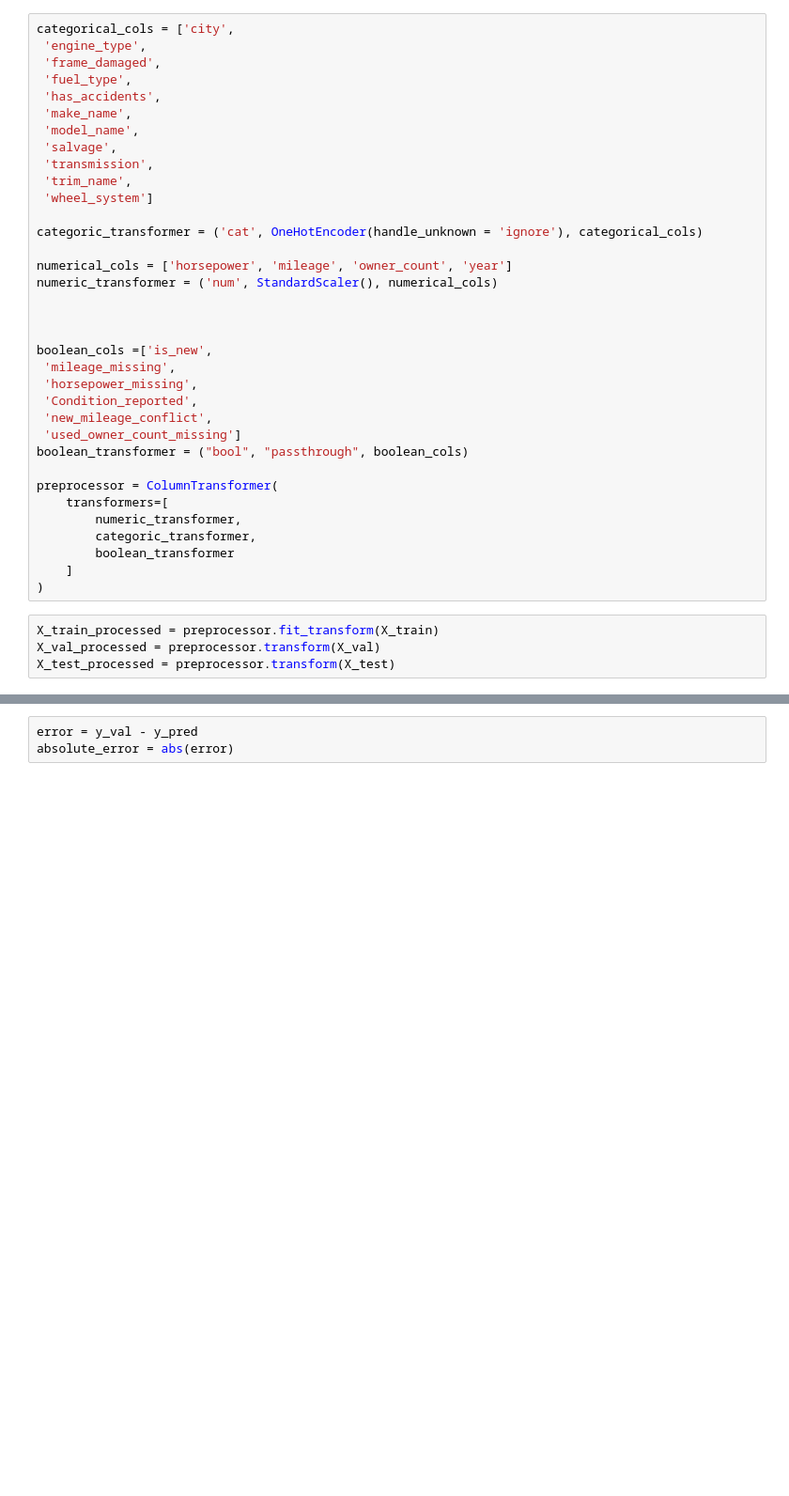
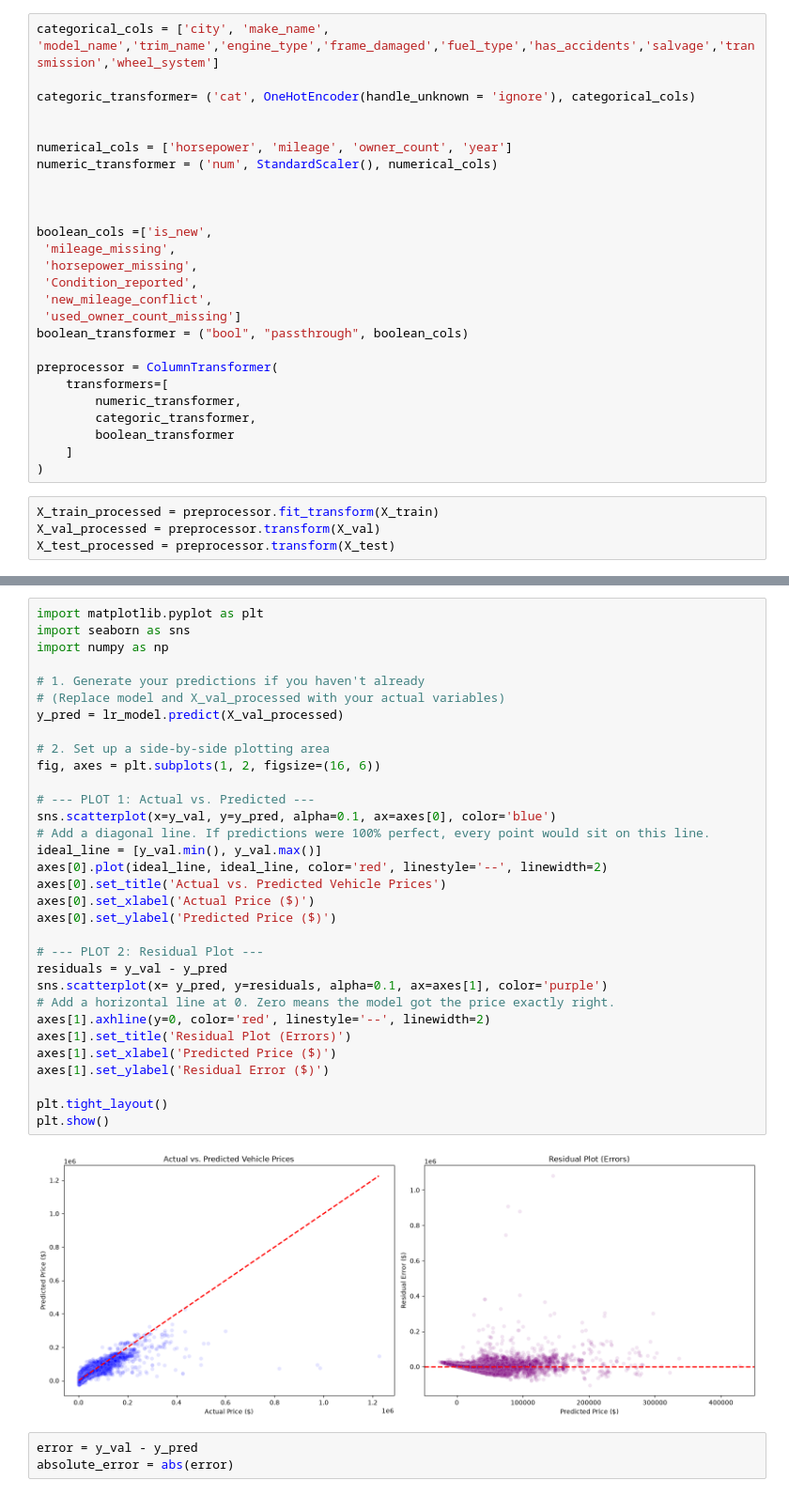
Before and after one commit to CaseyKiiza2026/vehicle-valuation-platform, a Jupyter notebook: notebooks/baseline_model.ipynb, the cells around one changed output, grey strips where cells are left out. Shown at 94% size. Drawn from its saved outputs; the diff is of its cells as text; blank space fills up the shorter version.

Commit message:
more error analysis

```diff
--- a/notebooks/baseline_model.ipynb
+++ b/notebooks/baseline_model.ipynb
@@ -38,17 +39,8 @@ X_val.shape
 # %%
-categorical_cols = ['city',
- 'engine_type',
- 'frame_damaged',
- 'fuel_type',
- 'has_accidents',
- 'make_name',
- 'model_name',
- 'salvage',
- 'transmission',
- 'trim_name',
- 'wheel_system']
+categorical_cols = ['city', 'make_name', 'model_name','trim_name','engine_type','frame_damaged','fuel_type','has_accidents','salvage','transmission','wheel_system']
 
-categoric_transformer = ('cat', OneHotEncoder(handle_unknown = 'ignore'), categorical_cols)
+categoric_transformer= ('cat', OneHotEncoder(handle_unknown = 'ignore'), categorical_cols)
+
 
 numerical_cols = ['horsepower', 'mileage', 'owner_count', 'year']
 numeric_transformer = ('num', StandardScaler(), numerical_cols)
@@ -122,3 +118,37 @@ baseline_rmse 19630.61871055733
+# %%
+import matplotlib.pyplot as plt
+import seaborn as sns
+import numpy as np
+
+# 1. Generate your predictions if you haven't already
+# (Replace model and X_val_processed with your actual variables)
+y_pred = lr_model.predict(X_val_processed)
+
+# 2. Set up a side-by-side plotting area
+fig, axes = plt.subplots(1, 2, figsize=(16, 6))
+
+# --- PLOT 1: Actual vs. Predicted ---
+sns.scatterplot(x=y_val, y=y_pred, alpha=0.1, ax=axes[0], color='blue')
+# Add a diagonal line. If predictions were 100% perfect, every point would sit on this line.
+ideal_line = [y_val.min(), y_val.max()]
+axes[0].plot(ideal_line, ideal_line, color='red', linestyle='--', linewidth=2)
+axes[0].set_title('Actual vs. Predicted Vehicle Prices')
+axes[0].set_xlabel('Actual Price ($)')
+axes[0].set_ylabel('Predicted Price ($)')
+
+# --- PLOT 2: Residual Plot ---
+residuals = y_val - y_pred
+sns.scatterplot(x= y_pred, y=residuals, alpha=0.1, ax=axes[1], color='purple')
+# Add a horizontal line at 0. Zero means the model got the price exactly right.
+axes[1].axhline(y=0, color='red', linestyle='--', linewidth=2)
+axes[1].set_title('Residual Plot (Errors)')
+axes[1].set_xlabel('Predicted Price ($)')
+axes[1].set_ylabel('Residual Error ($)')
+
+plt.tight_layout()
+plt.show()
+# %% [output]
+[figure, added]
 # %%
 error = y_val - y_pred
 absolute_error = abs(error)
```
Also changed, not shown: parts of 29 cells of this notebook, 1 other file.
